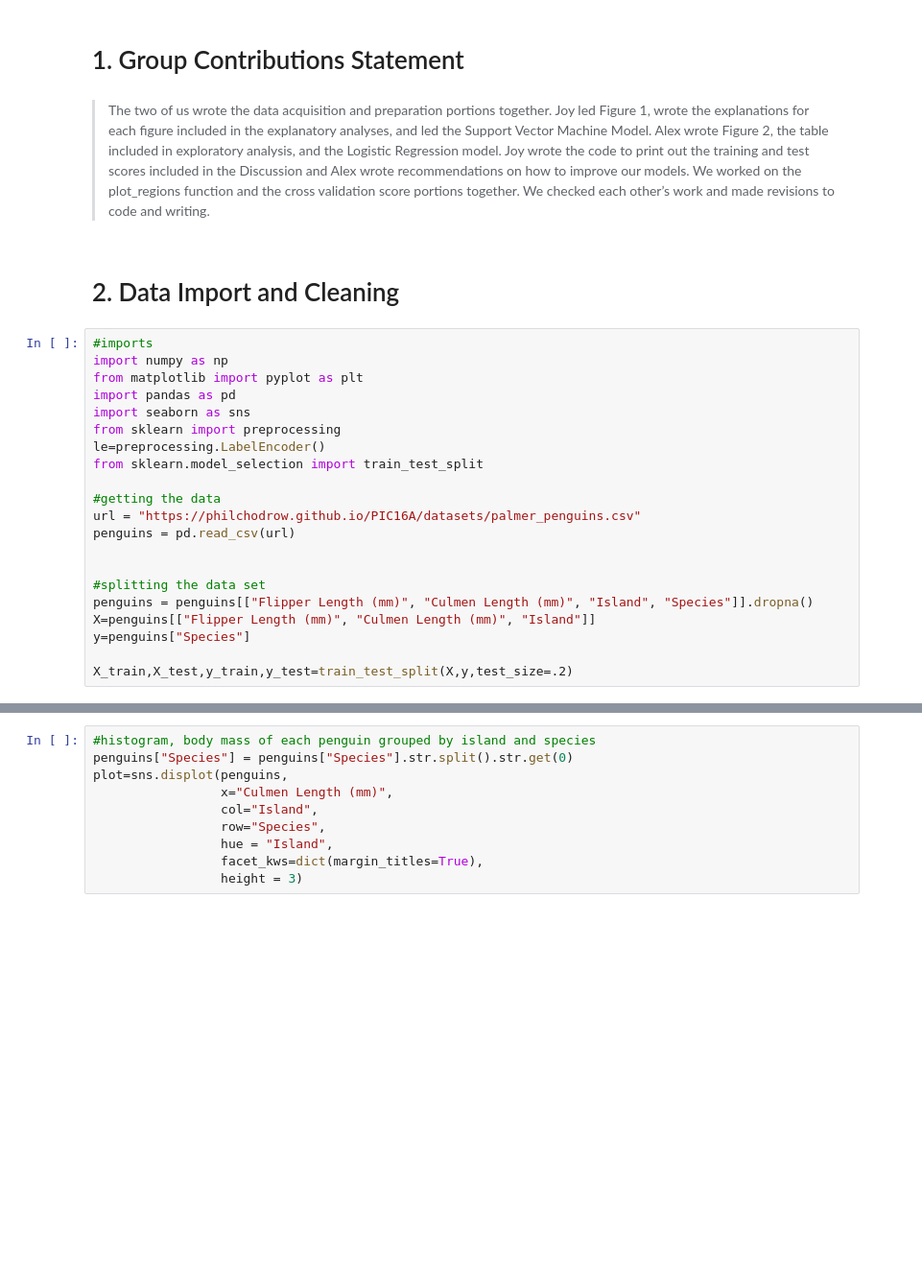
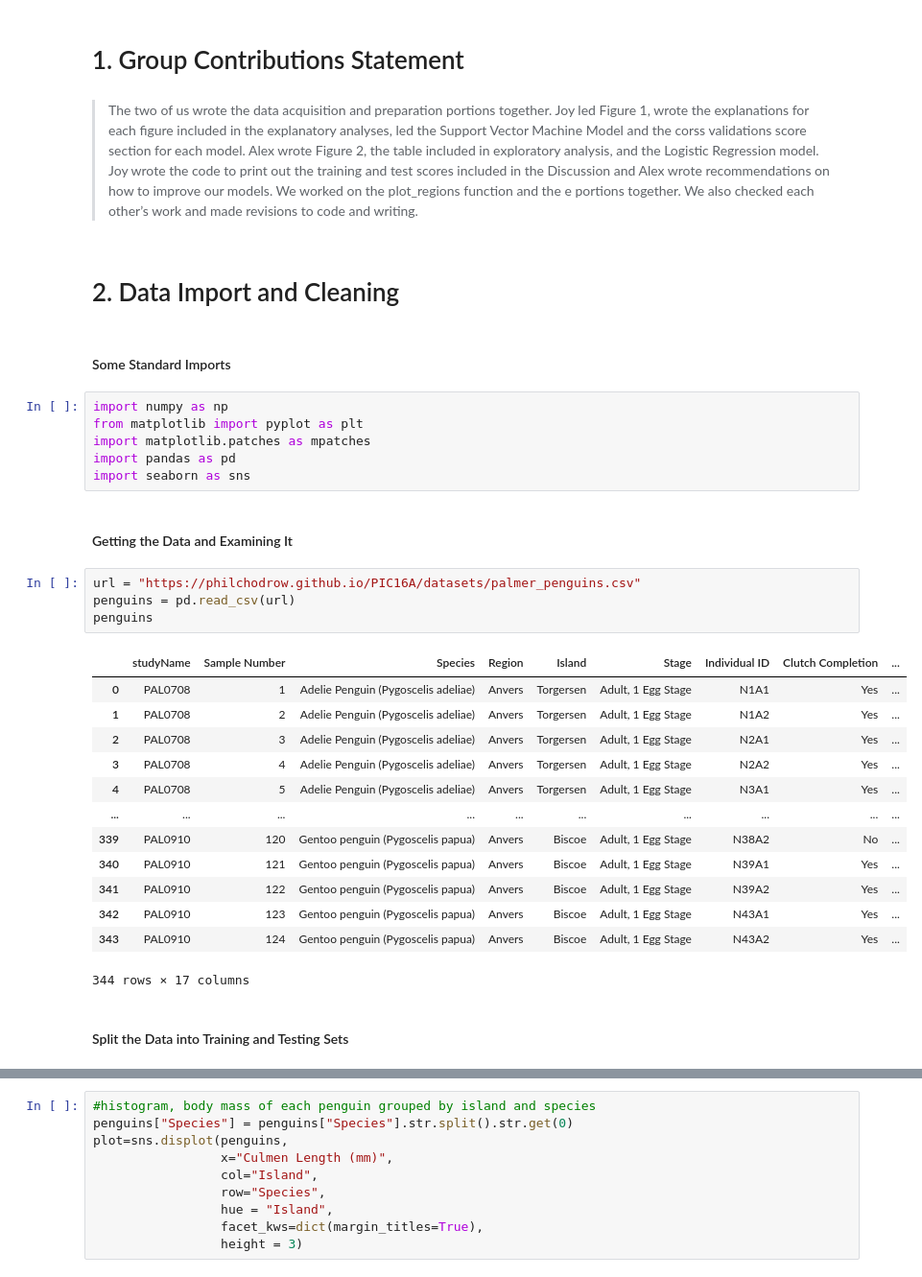
Before and after one commit to rainbowschubert/Palmer-Penguins-Analysis, a Jupyter notebook: 2A11-Penguins Group Project (1).ipynb, the cells around one changed output, grey strips where cells are left out. Shown at 96% size. Drawn from its saved outputs; the diff is of its cells as text; blank space fills up the shorter version.

```diff
--- a/2A11-Penguins Group Project (1).ipynb
+++ b/2A11-Penguins Group Project (1).ipynb
@@ -4,27 +6,36 @@
 # %% [markdown]
 # 1. Group Contributions Statement
 # %% [markdown]
->The two of us wrote the data acquisition and preparation portions together. Joy led Figure 1, wrote the explanations for each figure included in the explanatory analyses, and led the Support Vector Machine Model. Alex wrote Figure 2, the table included in exploratory analysis, and the Logistic Regression model. Joy wrote the code to print out the training and test scores included in the Discussion and Alex wrote recommendations on how to improve our models. We worked on the plot_regions function and the cross validation score portions together. We checked each other’s work and made revisions to code and writing.
+>The two of us wrote the data acquisition and preparation portions together. Joy led Figure 1, wrote the explanations for each figure included in the explanatory analyses, led the Support Vector Machine Model and the corss validations score section for each model. Alex wrote Figure 2, the table included in exploratory analysis, and the Logistic Regression model. Joy wrote the code to print out the training and test scores included in the Discussion and Alex wrote recommendations on how to improve our models. We worked on the plot_regions function and the e portions together. We also checked each other’s work and made revisions to code and writing.
 # %% [markdown]
 # 2. Data Import and Cleaning
+# %% [markdown]
+#### Some Standard Imports
 # %%
-#imports
 import numpy as np
 from matplotlib import pyplot as plt
+import matplotlib.patches as mpatches
 import pandas as pd
 import seaborn as sns
-from sklearn import preprocessing
-le=preprocessing.LabelEncoder()
-from sklearn.model_selection import train_test_split
-
-#getting the data
-url = "https://philchodrow.github.io/PIC16A/datasets/palmer_penguins.csv"
-penguins = pd.read_csv(url)
-
-
-#splitting the data set
-penguins = penguins[["Flipper Length (mm)", "Culmen Length (mm)", "Island", "Species"]].dropna()
-X=penguins[["Flipper Length (mm)", "Culmen Length (mm)", "Island"]]
-y=penguins["Species"]
-
-X_train,X_test,y_train,y_test=train_test_split(X,y,test_size=.2)
+# %% [markdown]
+#### Getting the Data and Examining It
+# %%
+url = "https://philchodrow.github.io/PIC16A/datasets/palmer_penguins.csv"
+penguins = pd.read_csv(url)
+penguins
+# %% [output]
+|  | studyName | Sample Number | Species | Region | Island | Stage | Individual ID | Clutch Completion | ... |
+| 0 | PAL0708 | 1 | Adelie Penguin (Pygoscelis adeliae) | Anvers | Torgersen | Adult, 1 Egg Stage | N1A1 | Yes | ... |
+| 1 | PAL0708 | 2 | Adelie Penguin (Pygoscelis adeliae) | Anvers | Torgersen | Adult, 1 Egg Stage | N1A2 | Yes | ... |
+| 2 | PAL0708 | 3 | Adelie Penguin (Pygoscelis adeliae) | Anvers | Torgersen | Adult, 1 Egg Stage | N2A1 | Yes | ... |
+| 3 | PAL0708 | 4 | Adelie Penguin (Pygoscelis adeliae) | Anvers | Torgersen | Adult, 1 Egg Stage | N2A2 | Yes | ... |
+| 4 | PAL0708 | 5 | Adelie Penguin (Pygoscelis adeliae) | Anvers | Torgersen | Adult, 1 Egg Stage | N3A1 | Yes | ... |
+| ... | ... | ... | ... | ... | ... | ... | ... | ... | ... |
+| 339 | PAL0910 | 120 | Gentoo penguin (Pygoscelis papua) | Anvers | Biscoe | Adult, 1 Egg Stage | N38A2 | No | ... |
+| 340 | PAL0910 | 121 | Gentoo penguin (Pygoscelis papua) | Anvers | Biscoe | Adult, 1 Egg Stage | N39A1 | Yes | ... |
+| 341 | PAL0910 | 122 | Gentoo penguin (Pygoscelis papua) | Anvers | Biscoe | Adult, 1 Egg Stage | N39A2 | Yes | ... |
+| 342 | PAL0910 | 123 | Gentoo penguin (Pygoscelis papua) | Anvers | Biscoe | Adult, 1 Egg Stage | N43A1 | Yes | ... |
+| 343 | PAL0910 | 124 | Gentoo penguin (Pygoscelis papua) | Anvers | Biscoe | Adult, 1 Egg Stage | N43A2 | Yes | ... |
+344 rows × 17 columns
+# %% [markdown]
+#### Split the Data into Training and Testing Sets
```
Also changed, not shown: parts of 31 cells of this notebook.
